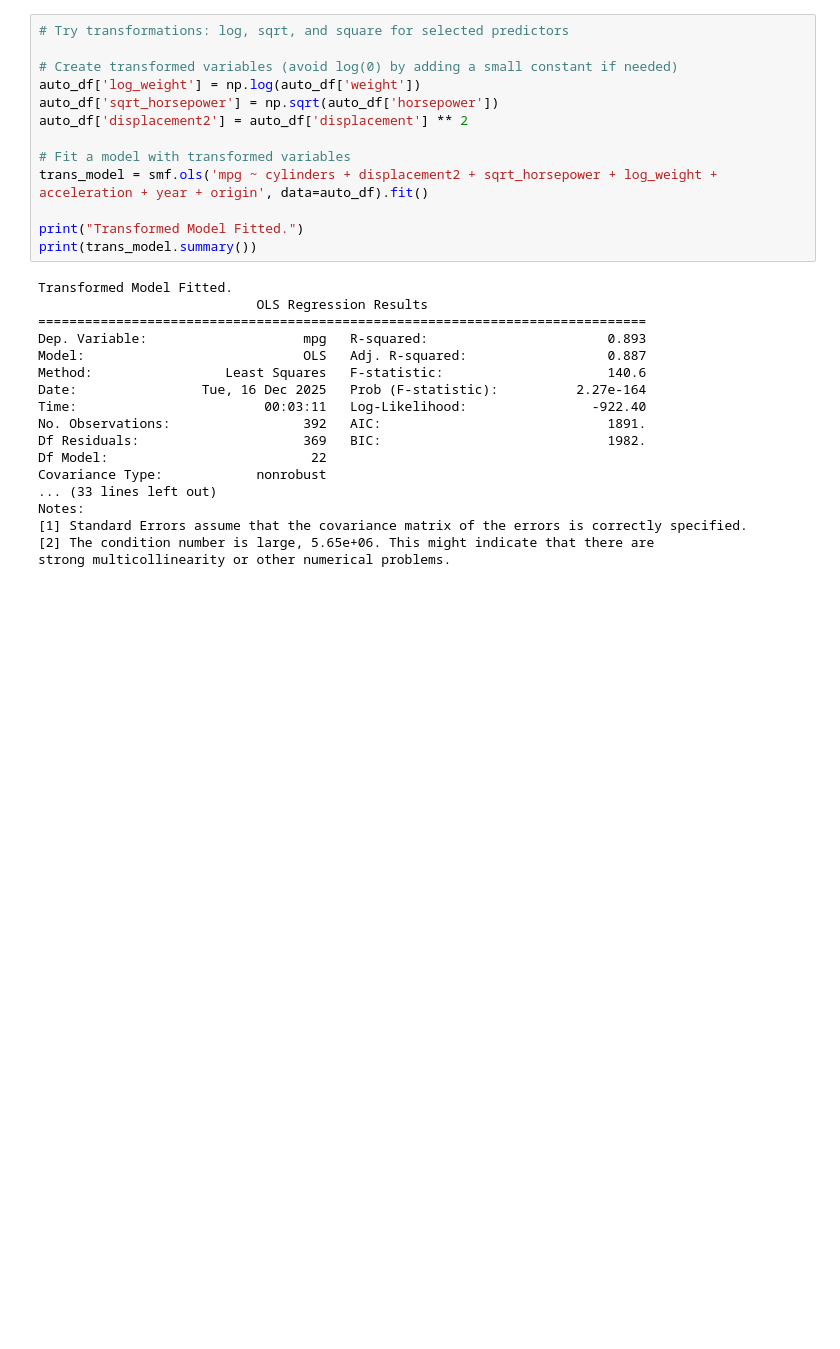
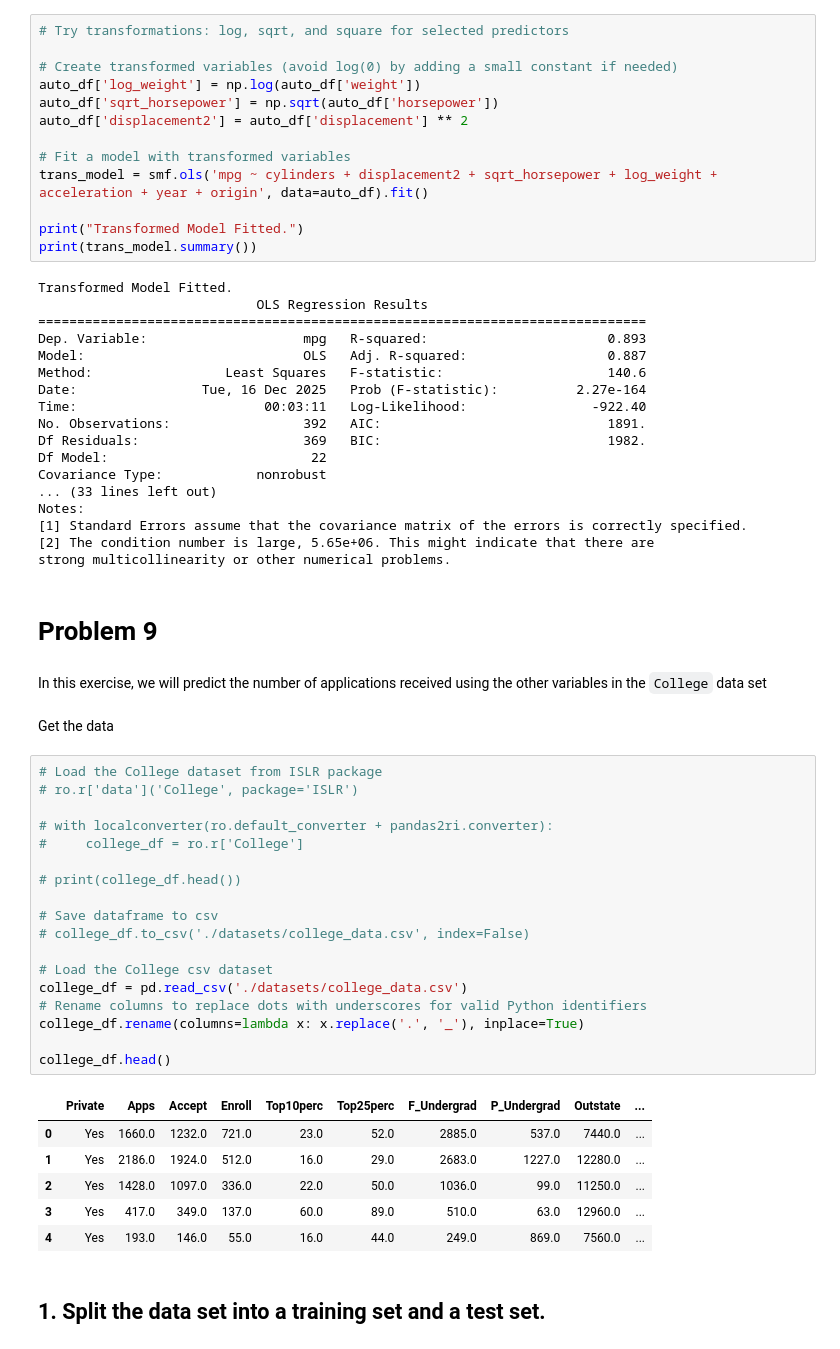
Before and after one commit to channreaksmey/statistical-modeling-tp, a Jupyter notebook: TP3/notebook.ipynb, the cells around one changed output. Drawn from its saved outputs; the diff is of its cells as text; blank space fills up the shorter version.

```diff
--- a/TP3/notebook.ipynb
+++ b/TP3/notebook.ipynb
@@ -497,3 +513,36 @@ Notes:
 [1] Standard Errors assume that the covariance matrix of the errors is correctly specified.
 [2] The condition number is large, 5.65e+06. This might indicate that there are
 strong multicollinearity or other numerical problems.
+# %% [markdown]
+# Problem 9
+# %% [markdown]
+In this exercise, we will predict the number of applications received using the other variables in the `College` data set
+# %% [markdown]
+Get the data
+# %%
+# Load the College dataset from ISLR package
+# ro.r['data']('College', package='ISLR')
+
+# with localconverter(ro.default_converter + pandas2ri.converter):
+#     college_df = ro.r['College']
+
+# print(college_df.head())
+
+# Save dataframe to csv
+# college_df.to_csv('./datasets/college_data.csv', index=False)
+
+# Load the College csv dataset
+college_df = pd.read_csv('./datasets/college_data.csv')
+# Rename columns to replace dots with underscores for valid Python identifiers
+college_df.rename(columns=lambda x: x.replace('.', '_'), inplace=True)
+
+college_df.head()
+# %% [output]
+|  | Private | Apps | Accept | Enroll | Top10perc | Top25perc | F_Undergrad | P_Undergrad | Outstate | ... |
+| 0 | Yes | 1660.0 | 1232.0 | 721.0 | 23.0 | 52.0 | 2885.0 | 537.0 | 7440.0 | ... |
+| 1 | Yes | 2186.0 | 1924.0 | 512.0 | 16.0 | 29.0 | 2683.0 | 1227.0 | 12280.0 | ... |
+| 2 | Yes | 1428.0 | 1097.0 | 336.0 | 22.0 | 50.0 | 1036.0 | 99.0 | 11250.0 | ... |
+| 3 | Yes | 417.0 | 349.0 | 137.0 | 60.0 | 89.0 | 510.0 | 63.0 | 12960.0 | ... |
+| 4 | Yes | 193.0 | 146.0 | 55.0 | 16.0 | 44.0 | 249.0 | 869.0 | 7560.0 | ... |
+# %% [markdown]
+## 1. Split the data set into a training set and a test set.
```
Also changed, not shown: parts of 16 cells of this notebook, 1 other file.
